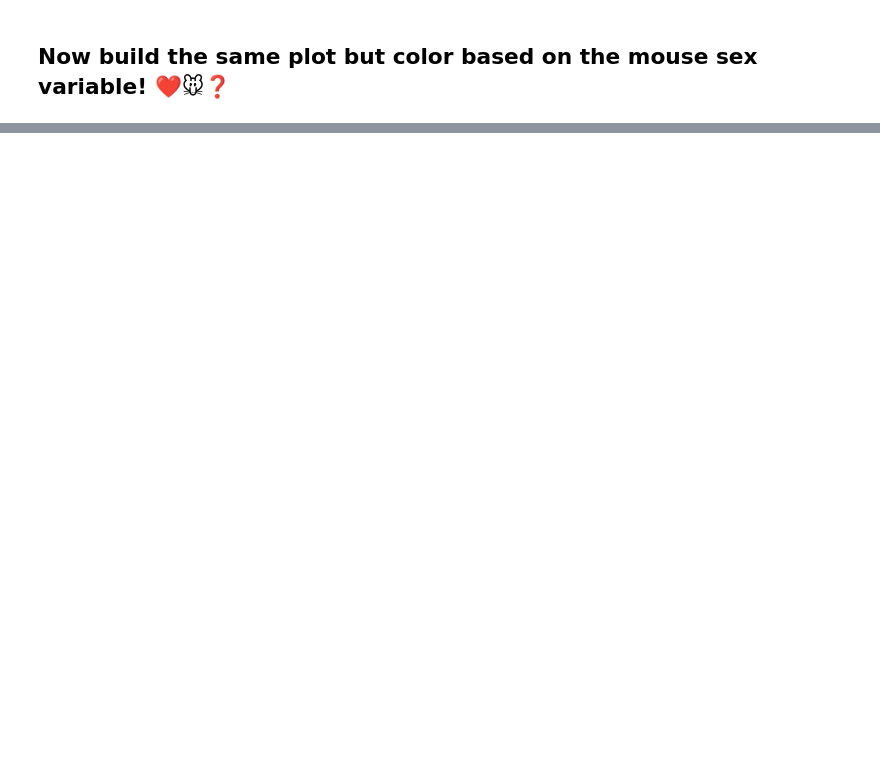
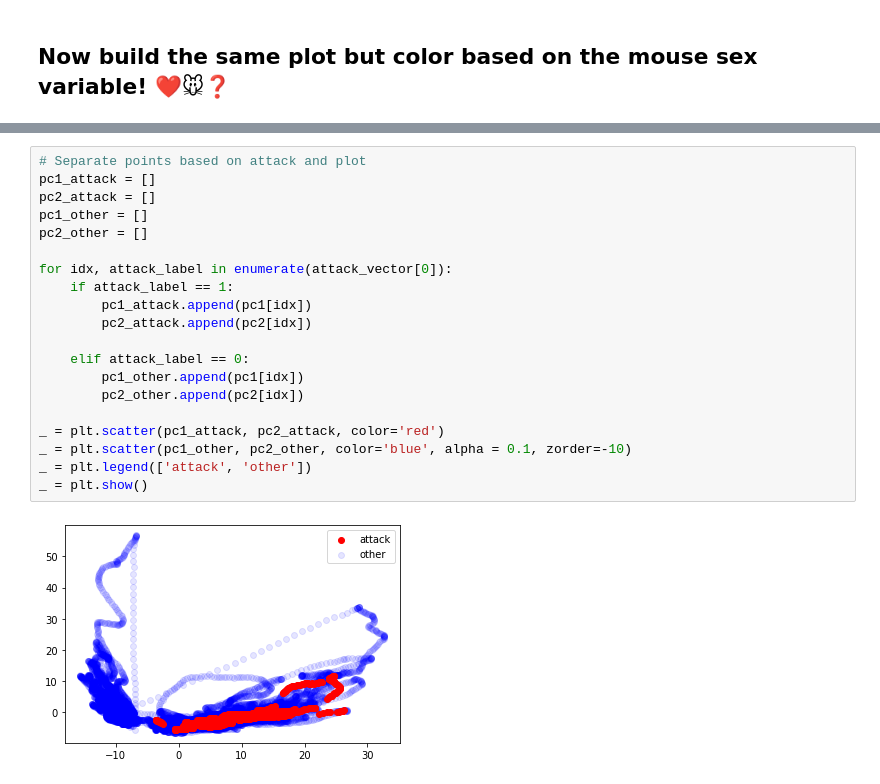
Before and after one commit to SaberaTalukder/Chen_Institute_DataSAI_for_Neuroscience, a Jupyter notebook: 07_05_22_day1_overview/code/diy_notebooks/dimensionality_reduction.ipynb, the cells around one changed output, grey strips where cells are left out. Saved outputs shown, nothing was run; the diff lists cells and outputs as text; blank space fills up the shorter version.

```diff
--- a/07_05_22_day1_overview/code/diy_notebooks/dimensionality_reduction.ipynb
+++ b/07_05_22_day1_overview/code/diy_notebooks/dimensionality_reduction.ipynb
@@ -377,0 +472,22 @@ _ = ax.set_zlabel('pc3')
+# %%
+# Separate points based on attack and plot
+pc1_attack = []
+pc2_attack = []
+pc1_other = []
+pc2_other = []
+
+for idx, attack_label in enumerate(attack_vector[0]):
+    if attack_label == 1:
+        pc1_attack.append(pc1[idx])
+        pc2_attack.append(pc2[idx])
+
+    elif attack_label == 0:
+        pc1_other.append(pc1[idx])
+        pc2_other.append(pc2[idx])
+
+_ = plt.scatter(pc1_attack, pc2_attack, color='red')
+_ = plt.scatter(pc1_other, pc2_other, color='blue', alpha = 0.1, zorder=-10)
+_ = plt.legend(['attack', 'other'])
+_ = plt.show()
+# %% [output]
+[figure, added]
```
Also changed, not shown: parts of 26 cells of this notebook.
